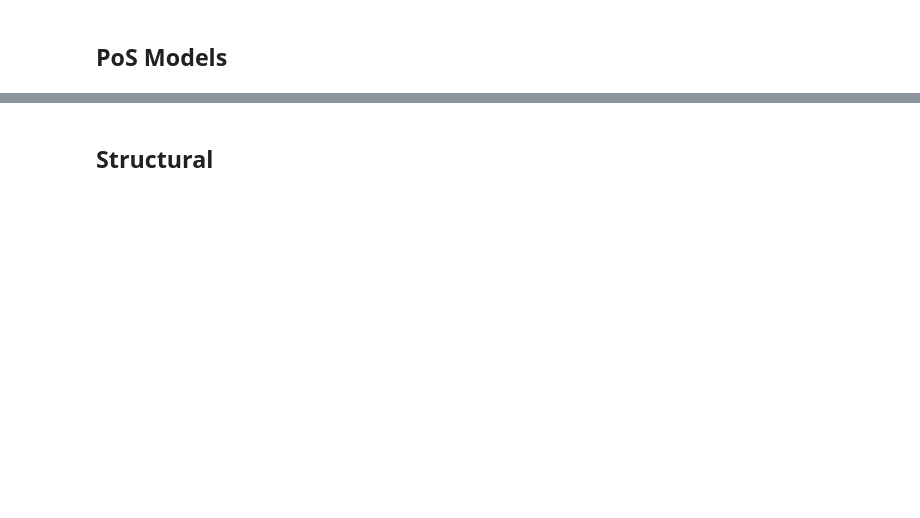
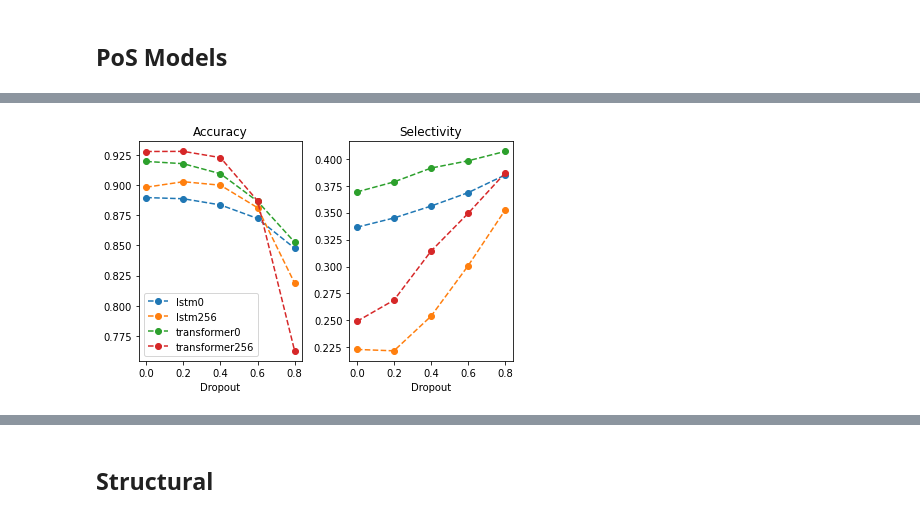
Before and after one commit to annaproxy/nlp2-probing-lms, a Jupyter notebook: short_notebook.ipynb, the cells around one changed output, grey strips where cells are left out. Cells and saved outputs as stored; diff of their text form; code cells hidden in the pictures; blank space fills up the shorter version.

```diff
--- a/short_notebook.ipynb
+++ b/short_notebook.ipynb
@@ -38,8 +38,8 @@ lstm.load_state_dict(torch.load(model_location))
 with open('lstm/vocab.txt') as f:
     w2i = {w.strip(): i for i, w in enumerate(f)}
 
-vocab = defaultdict(lambda: w2i["<unk>"])
-vocab.update(w2i)
+vocabLSTM = defaultdict(lambda: w2i["<unk>"])
+vocabLSTM.update(w2i)
 i2w = { w2i[k]:k for k in w2i}
 # %% [markdown]
 ## Load All Data
@@ -50,17 +50,13 @@ from datasets import find_distribution, POSDataset
 import torch.utils.data as data
 import time
 
-start = time.time()
 train_x, train_y, vocab, words_train = create_or_load_pos_data("train", transformer, tokenizer, cutoff=CUTOFF)
-end = time.time() - start
-print("Time %s" % end )
 dev_x, dev_y, vocab, words_dev = create_or_load_pos_data("dev", transformer, tokenizer, vocab, cutoff=CUTOFF)
 test_x, test_y, vocab, words_test = create_or_load_pos_data("test", transformer, tokenizer, vocab, cutoff=CUTOFF)
-dist = find_distribution(data.DataLoader(POSDataset(train_x, train_y), batch_size=1))
 
 flatten_train = [word for sublist in words_train for word in sublist]
 flatten_dev   = [word for sublist in words_dev for word in sublist]
 flatten_test  = [word for sublist in words_test for word in sublist]
-
+dist = find_distribution(data.DataLoader(POSDataset(train_x, train_y), batch_size=1))
 ypos_train_control, ypos_dev_control, ypos_test_control = save_or_load_pos_controls(
     train_x, train_y, [flatten_train, flatten_dev, flatten_test], dist)
@@ -69,3 +63,7 @@ Time 0.09005069732666016
+# %%
+train_xL, train_yL, vocab, _ = create_or_load_pos_data("train", lstm, vocabLSTM, cutoff=CUTOFF)
+dev_xL, dev_yL, vocab, _ = create_or_load_pos_data("dev", lstm, vocabLSTM, vocab, cutoff=CUTOFF)
+test_xL, test_yL, vocab, _ = create_or_load_pos_data("test", lstm, vocabLSTM, vocab, cutoff=CUTOFF)
 # %%
 from tree_utils import create_or_load_structural_data
 from controltasks import save_or_load_struct_controls
@@ -139,0 +251,50 @@ def train(my_model, train_loader, dev_loader, epoch_amount = 10):
+# %%
+with open("results_pos.pickle", "rb") as f:
+    mlp_results = pickle.load(f)
+
+with open("results_mlpcontrolpos.pickle", "rb") as f:
+    mlp_results2 = pickle.load(f)
+# %%
+import matplotlib.pyplot as plt
+import pickle
+with open('Justnumbers.txt', 'rb') as f:
+    result_dict = pickle.load(f)
+
+def mean_test_acc(the_dict):
+    three_accs = [the_dict[z]['test_acc'] for z in the_dict]
+    return np.mean(three_accs), np.std(three_accs)
+
+fig, (ax1,ax2) = plt.subplots(1,2)
+
+for model in ['lstm', 'transformer']:
+    for hidden_size in [0, 256]:
+        x_axis = [0,0.2,0.4,0.6,0.8]
+        y_axis = []
+        y_axis_control = []
+        y_axis_select = []
+        for d in x_axis :
+            # Mean for POS task
+            mean = mean_test_acc(result_dict['pos'][model][hidden_size][d])
+            if hidden_size > 0: mean = mean_test_acc(mlp_results['pos'][model][hidden_size][d])
+
+            # Mean for Control task
+            mean_control = mean_test_acc(result_dict['controlpos'][model][hidden_size][d])
+            if hidden_size > 0: mean_control = mean_test_acc(mlp_results2['controlpos'][model][hidden_size][d])
+
+            # Append
+            y_axis.append(mean[0])
+            y_axis_select.append(mean[0] - mean_control[0])
+
+        ax1.plot(x_axis, y_axis, '--o', label=model+str(hidden_size), )
+        ax2.plot(x_axis, y_axis_select, '--o')
+        ax1.legend()
+
+ax1.set_title("Accuracy")
+ax2.set_title("Selectivity")
+ax1.set_xlabel("Dropout")
+ax2.set_xlabel("Dropout")
+
+plt.tight_layout()
+plt.show()
+# %% [output]
+[figure, added]
```
Also changed, not shown: parts of 14 cells of this notebook, 2 other files.
